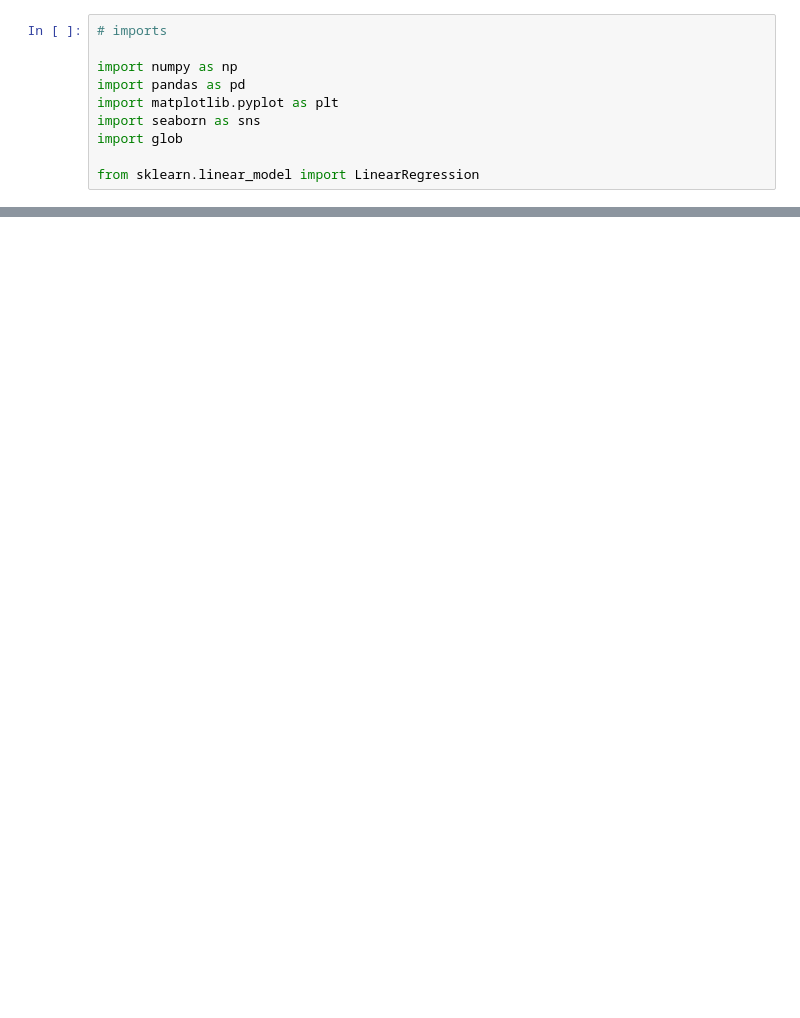
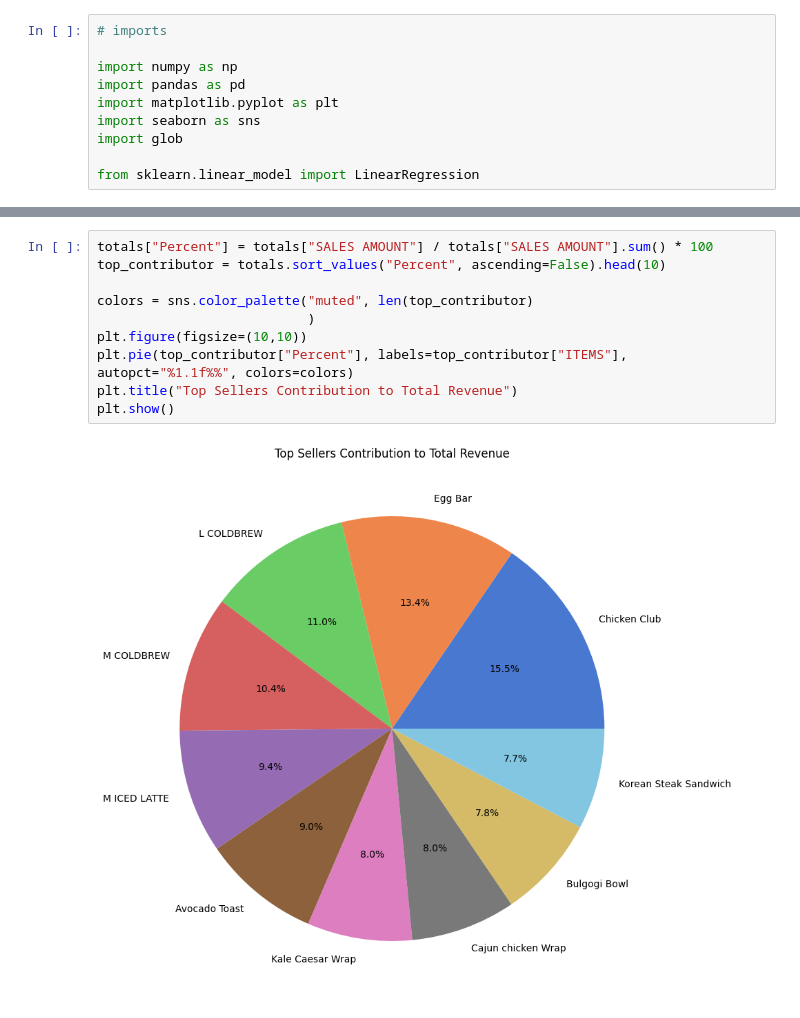
Before and after one commit to JoaquinP04/Projects, a Jupyter notebook: Coffe Shop Analysis/CoffeAnalysis.ipynb, the cells around one changed output, grey strips where cells are left out. Saved outputs shown, nothing was run; the diff lists cells and outputs as text; blank space fills up the shorter version.

```diff
--- a/Coffe Shop Analysis/CoffeAnalysis.ipynb
+++ b/Coffe Shop Analysis/CoffeAnalysis.ipynb
@@ -62,0 +118,12 @@ print(totals.head(100))
+# %%
+totals["Percent"] = totals["SALES AMOUNT"] / totals["SALES AMOUNT"].sum() * 100
+top_contributor = totals.sort_values("Percent", ascending=False).head(10)
+
+colors = sns.color_palette("muted", len(top_contributor)
+                           )
+plt.figure(figsize=(10,10))
+plt.pie(top_contributor["Percent"], labels=top_contributor["ITEMS"], autopct="%1.1f%%", colors=colors)
+plt.title("Top Sellers Contribution to Total Revenue")
+plt.show()
+# %% [output]
+[figure, added]
```
Also changed, not shown: parts of 12 cells of this notebook, 2 other files.
